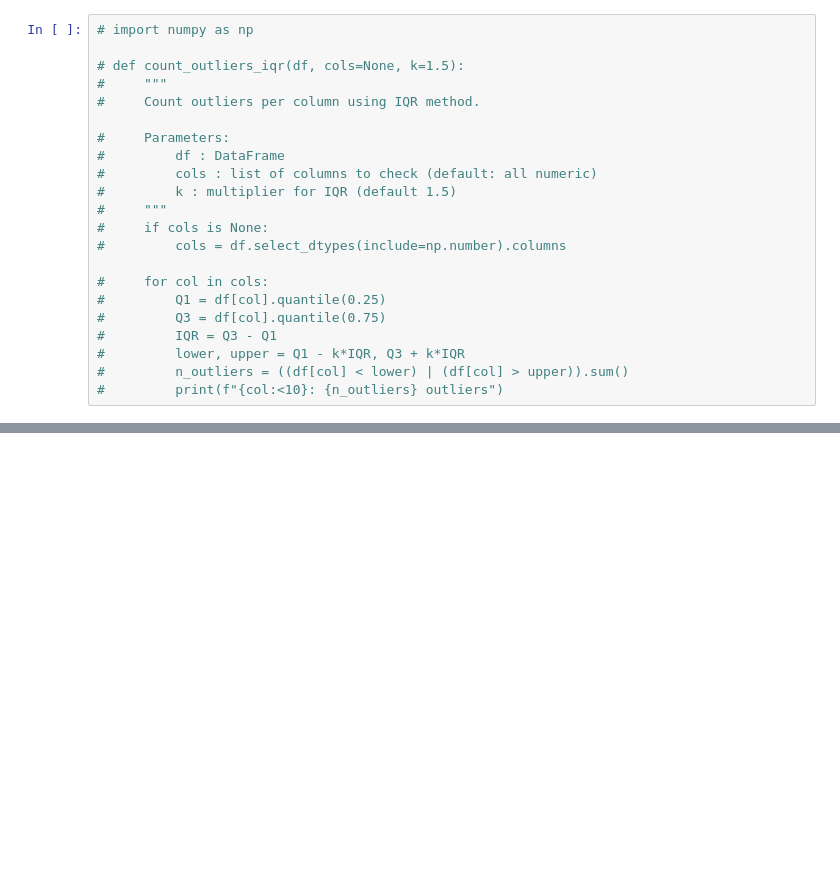
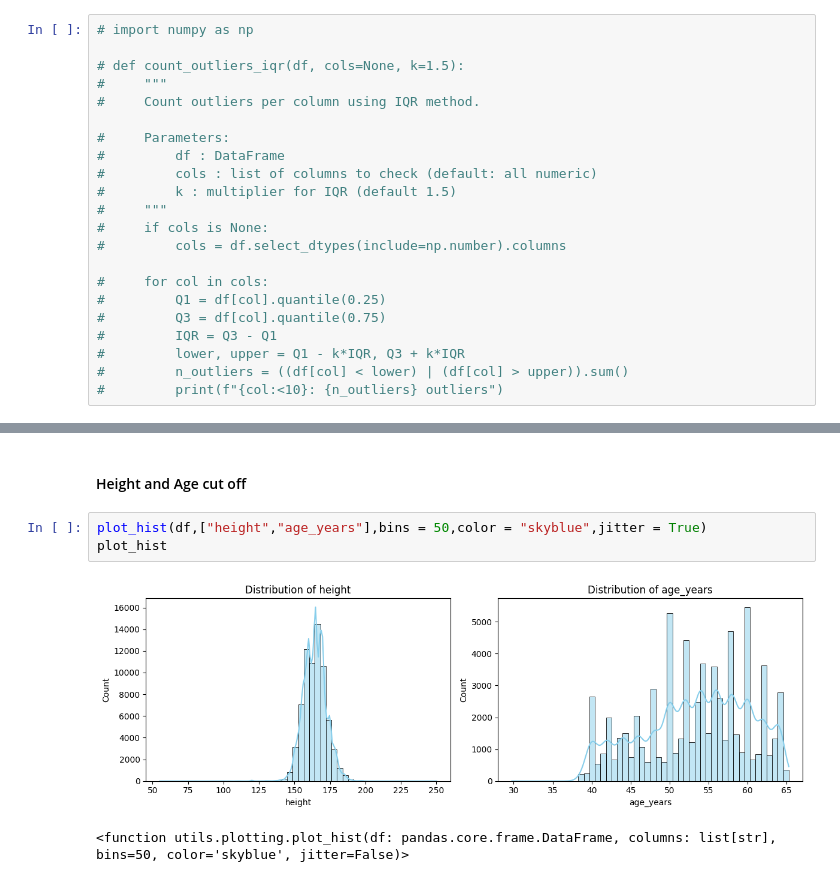
Before and after one commit to lizabguercho/DI_Final_Project_CVD, a Jupyter notebook: Final_project.ipynb, the cells around one changed output, grey strips where cells are left out. Saved outputs shown, nothing was run; the diff lists cells and outputs as text; blank space fills up the shorter version.

Commit message:
finished data cleaning

```diff
--- a/Final_project.ipynb
+++ b/Final_project.ipynb
@@ -296,0 +319,8 @@ plt.show()
+# %% [markdown]
+#### Height and Age cut off
+# %%
+plot_hist(df,["height","age_years"],bins = 50,color = "skyblue",jitter = True)
+plot_hist
+# %% [output]
+[figure, added]
+<function utils.plotting.plot_hist(df: pandas.core.frame.DataFrame, columns: list[str], bins=50, color='skyblue', jitter=False)>
```
Also changed, not shown: parts of 33 cells of this notebook, 2 other files.
